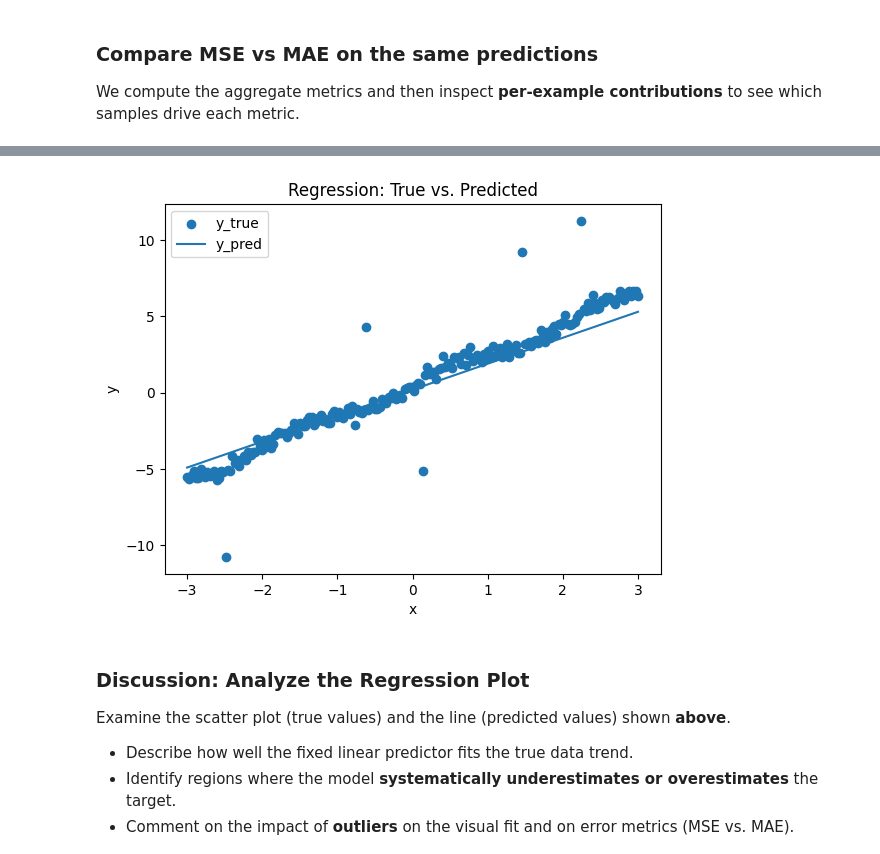
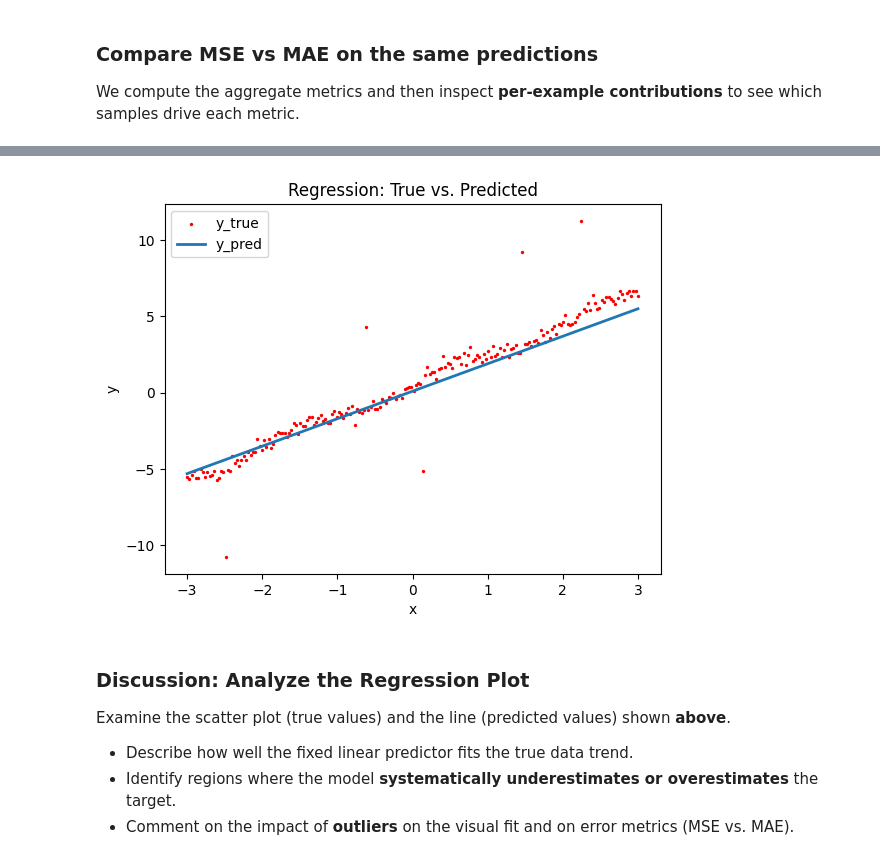
Before and after one commit to rallm/IUST-DL-Fall2025, a Jupyter notebook: HW1/HWP1.ipynb, the cells around one changed output, grey strips where cells are left out. Drawn from its saved outputs; the diff is of its cells as text; code cells hidden in the pictures.

```diff
--- a/HW1/HWP1.ipynb
+++ b/HW1/HWP1.ipynb
@@ -395,10 +395,10 @@ We compute the aggregate metrics and then inspect **per-example contributions**
 
 # TODO: compute MSE using your `mse(...)` function on the NumPy values of the DataFrame columns
 # Hint: df_reg["y_true"].values and df_reg["y_pred"].values give you arrays
-mse_val = ...  # TODO
+mse_val = mse(df_reg["y_true"].values, df_reg["y_pred"].values)
 
 # TODO: compute MAE similarly using `mae(...)`
-mae_val = ...  # TODO
+mae_val = mae(df_reg["y_true"].values, df_reg["y_pred"].values)
 
 # Keep the display/printing (low educational value → no TODO)
 print(f"MSE = {mse_val:.4f}")
@@ -408,10 +408,10 @@ print(f"MAE = {mae_val:.4f}")
 # Per-example contributions
 # -----------------------------
 # TODO: per-sample MSE contribution: squared residual ( (y_pred - y_true) ** 2 )
-df_reg["mse_contrib"] = ...  # TODO
+df_reg["mse_contrib"] = (df_reg["y_pred"] - df_reg["y_true"]) ** 2
 
 # TODO: per-sample MAE contribution: absolute residual ( abs(y_pred - y_true) )
-df_reg["mae_contrib"] = ...  # TODO
+df_reg["mae_contrib"] = np.abs(df_reg["y_pred"] - df_reg["y_true"])
 
 # Summarize key columns (keep as-is; mostly I/O/formatting)
 df_reg.describe()[["residual", "mse_contrib", "mae_contrib"]]
@@ -511,15 +521,15 @@ print("\nAll tests passed." if result.wasSuccessful() else "\nSome tests failed.
 # %%
 
 plt.figure()
-plt.scatter(df_reg["x"], df_reg["y_true"], label="y_true")
-plt.plot(df_reg["x"], df_reg["y_pred"], label="y_pred")
+plt.scatter(df_reg["x"], df_reg["y_true"], label="y_true", c='r', s=2)
+plt.plot(df_reg["x"], df_reg["y_pred"], label="y_pred", linewidth=2)
 plt.title("Regression: True vs. Predicted")
 plt.xlabel("x")
 plt.ylabel("y")
 plt.legend()
 plt.show()
 # %% [output]
-[figure, old version]
+[figure, new version]
 # %% [markdown]
 ### Discussion: Analyze the Regression Plot
 
```
Also changed, not shown: parts of 8 cells of this notebook.
